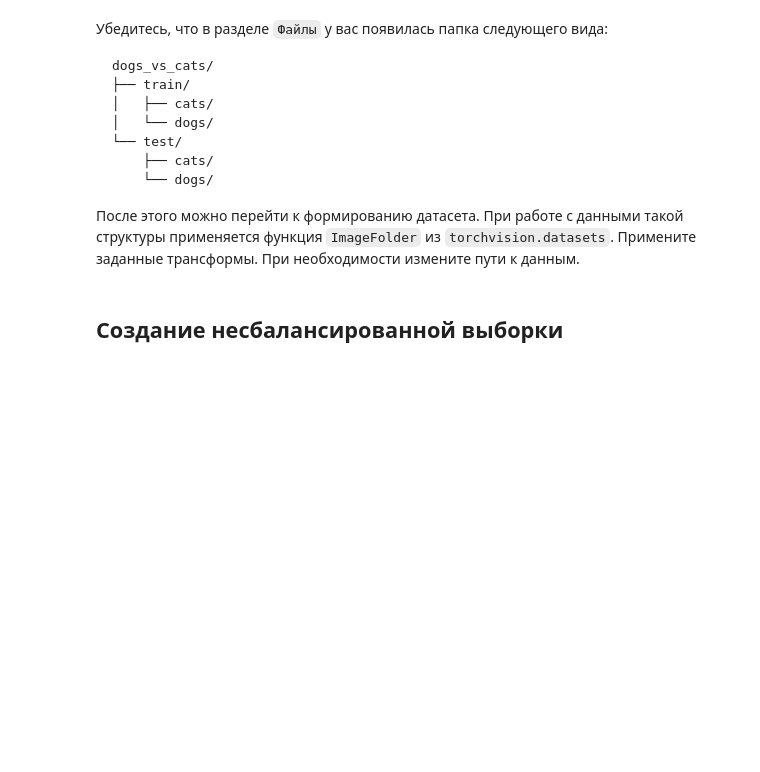
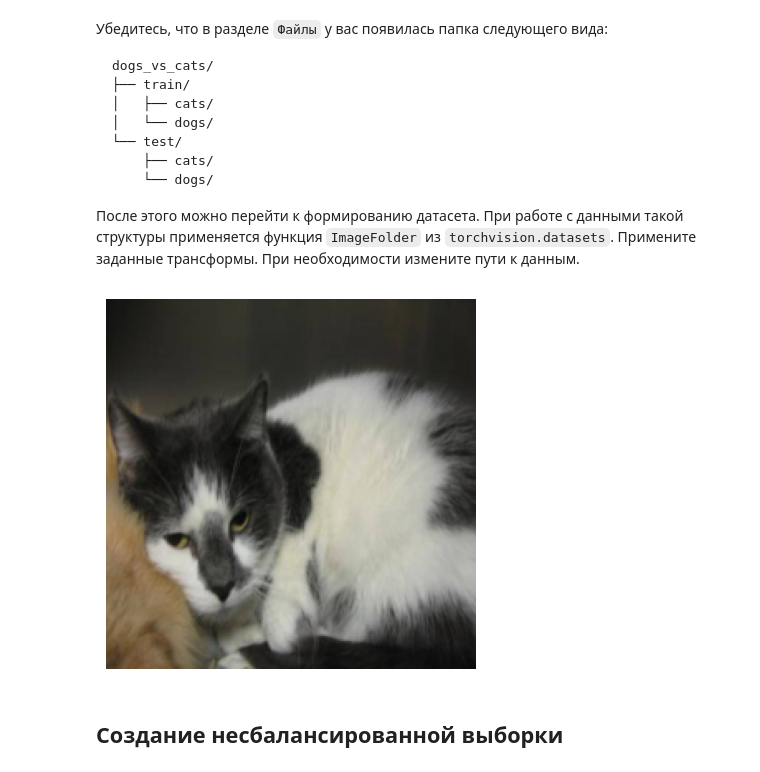
Before and after one commit to br0fire/HSE_CV, a Jupyter notebook: HW1/ДЗ_Классификация_изображений.ipynb, the cells around one changed output. Cells and saved outputs as stored; diff of their text form; code cells hidden in the pictures; blank space fills up the shorter version.

```diff
--- a/HW1/ДЗ_Классификация_изображений.ipynb
+++ b/HW1/ДЗ_Классификация_изображений.ipynb
@@ -28,3 +71,17 @@ test_transform = ... # YOUR CODE HERE
+# %%
+# Преобразования для обучающего набора данных
+train_transform = transforms.Compose([
+    transforms.Resize((224, 224)),  # Изменение размера
+    transforms.RandomHorizontalFlip(p=0.5),  # Случайное горизонтальное отражение
+    transforms.ColorJitter(brightness=0.2, contrast=0.2, saturation=0.2, hue=0.1),  # Изменение цвета
+    transforms.ToTensor()  # Преобразование в тензор
+])
+
+# Преобразования для тестового набора данных
+test_transform = transforms.Compose([
+    transforms.Resize((224, 224)),  # Изменение размера
+    transforms.ToTensor()  # Преобразование в тензор
+])
 # %% [markdown]
 Датасет для скачивания вы можете найти по [ссылке](https://www.kaggle.com/datasets/salader/dogs-vs-cats?select=test). После скачивания откройте Google Drive (Google Диск) и загрузите архив в удобную для вас директорию.
 # %%
@@ -53,3 +106,13 @@ test_data = ... # YOUR CODE HERE
+# %%
+# Загрузка обучающего набора данных
+train_data = torchvision.datasets.ImageFolder(root='dogs_vs_cats/train/', transform=train_transform)
+test_data = torchvision.datasets.ImageFolder(root='dogs_vs_cats/test/', transform=test_transform)
+# %%
+plt.imshow(np.transpose(test_data[102][0].numpy(), (1, 2, 0)))
+plt.axis('off')
+plt.show()
+# %% [output]
+[figure, added]
 # %% [markdown]
 ## Создание несбалансированной выборки
 # %% [markdown]
```
Also changed, not shown: parts of 52 cells of this notebook, 1 other file.
